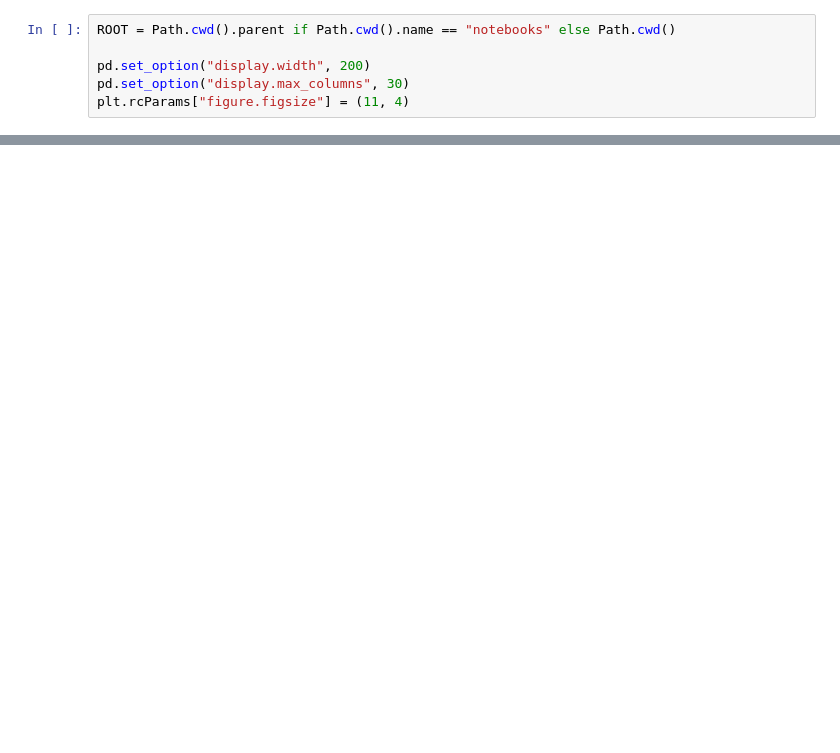
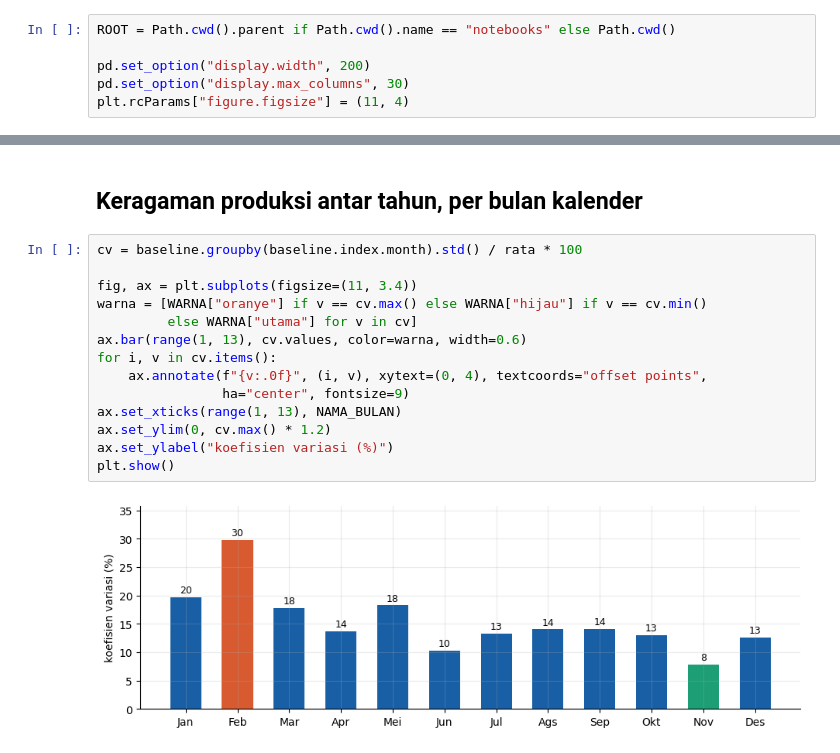
Before and after one commit to HaikalFrds/Indonesia_Rice_Early_Warning, a Jupyter notebook: notebooks/main.ipynb, the cells around one changed output, grey strips where cells are left out. Cells and saved outputs as stored; diff of their text form; blank space fills up the shorter version.

```diff
--- a/notebooks/main.ipynb
+++ b/notebooks/main.ipynb
@@ -100,0 +226,18 @@ Setiap bulan BPS mengamati ribuan titik sampel dan mencatat kondisi lahannya. Ko
+# %% [markdown]
+## Keragaman produksi antar tahun, per bulan kalender
+# %%
+cv = baseline.groupby(baseline.index.month).std() / rata * 100
+
+fig, ax = plt.subplots(figsize=(11, 3.4))
+warna = [WARNA["oranye"] if v == cv.max() else WARNA["hijau"] if v == cv.min()
+         else WARNA["utama"] for v in cv]
+ax.bar(range(1, 13), cv.values, color=warna, width=0.6)
+for i, v in cv.items():
+    ax.annotate(f"{v:.0f}", (i, v), xytext=(0, 4), textcoords="offset points",
+                ha="center", fontsize=9)
+ax.set_xticks(range(1, 13), NAMA_BULAN)
+ax.set_ylim(0, cv.max() * 1.2)
+ax.set_ylabel("koefisien variasi (%)")
+plt.show()
+# %% [output]
+[figure, added]
```
Also changed, not shown: parts of 57 cells of this notebook.
